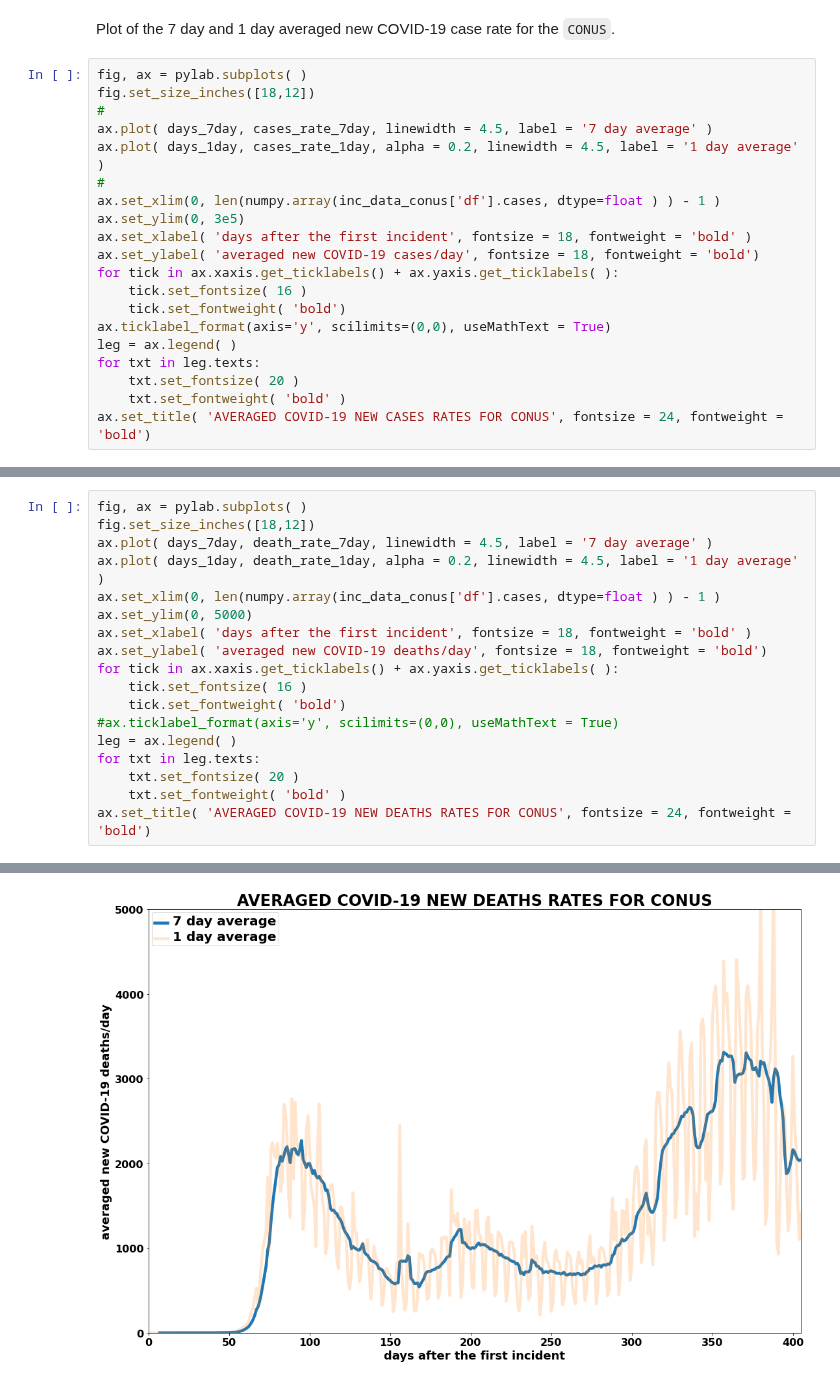
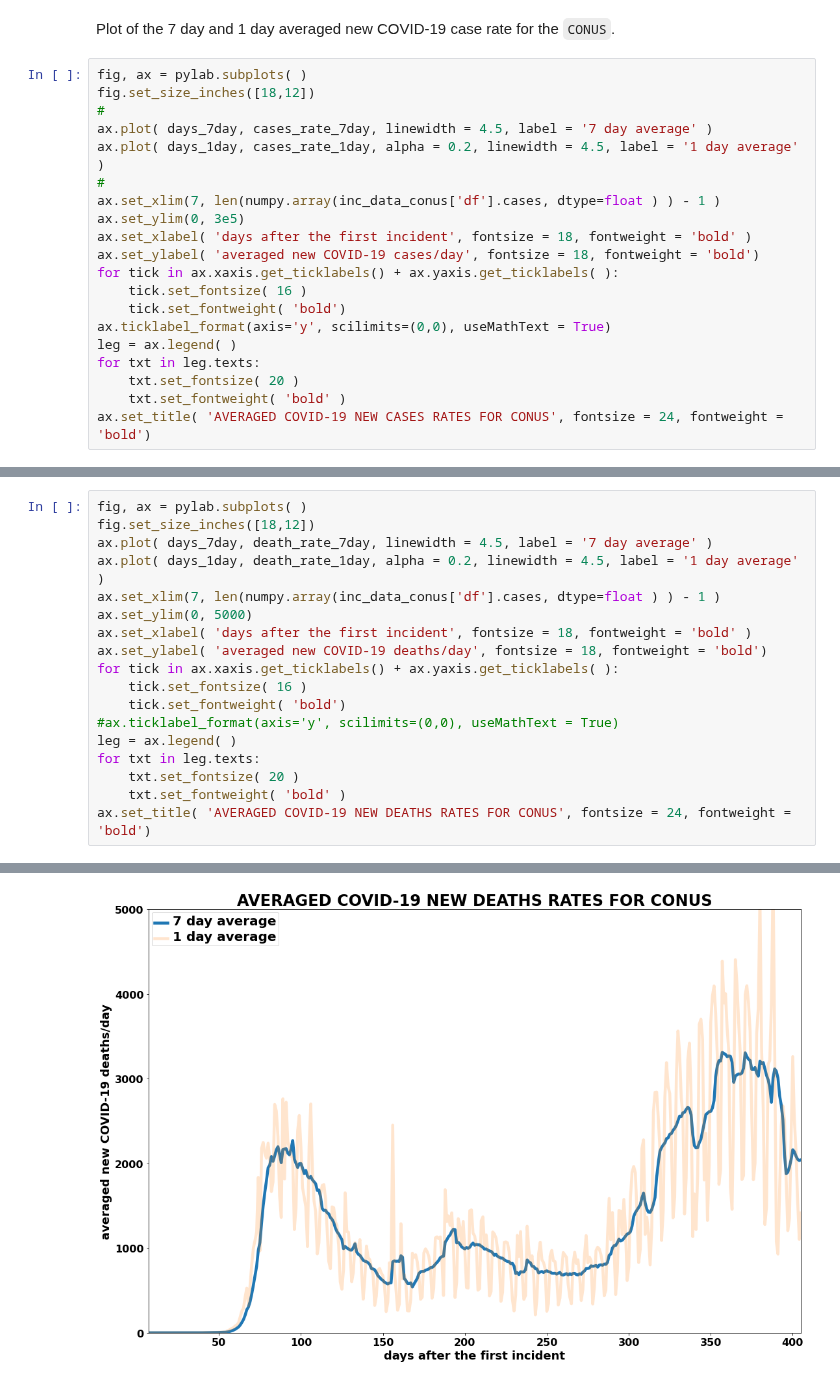
Before and after one commit to tanimislam/covid19_stats, a Jupyter notebook: testing/visualize MSA.ipynb, the cells around one changed output, grey strips where cells are left out. Cells and saved outputs as stored; diff of their text form.

```diff
--- a/testing/visualize MSA.ipynb
+++ b/testing/visualize MSA.ipynb
@@ -56,7 +56,7 @@ fig.set_size_inches([18,12])
 ax.plot( days_7day, cases_rate_7day, linewidth = 4.5, label = '7 day average' )
 ax.plot( days_1day, cases_rate_1day, alpha = 0.2, linewidth = 4.5, label = '1 day average' )
 #
-ax.set_xlim(0, len(numpy.array(inc_data_conus['df'].cases, dtype=float ) ) - 1 )
+ax.set_xlim(7, len(numpy.array(inc_data_conus['df'].cases, dtype=float ) ) - 1 )
 ax.set_ylim(0, 3e5)
 ax.set_xlabel( 'days after the first incident', fontsize = 18, fontweight = 'bold' )
 ax.set_ylabel( 'averaged new COVID-19 cases/day', fontsize = 18, fontweight = 'bold')
@@ -75,21 +75,21 @@ Text(0.5, 1.0, 'AVERAGED COVID-19 NEW CASES RATES FOR CONUS')
 # %%
 fig, ax = pylab.subplots( )
 fig.set_size_inches([18,12])
 ax.plot( days_7day, death_rate_7day, linewidth = 4.5, label = '7 day average' )
 ax.plot( days_1day, death_rate_1day, alpha = 0.2, linewidth = 4.5, label = '1 day average' )
-ax.set_xlim(0, len(numpy.array(inc_data_conus['df'].cases, dtype=float ) ) - 1 )
+ax.set_xlim(7, len(numpy.array(inc_data_conus['df'].cases, dtype=float ) ) - 1 )
 ax.set_ylim(0, 5000)
 ax.set_xlabel( 'days after the first incident', fontsize = 18, fontweight = 'bold' )
 ax.set_ylabel( 'averaged new COVID-19 deaths/day', fontsize = 18, fontweight = 'bold')
 for tick in ax.xaxis.get_ticklabels() + ax.yaxis.get_ticklabels( ):
     tick.set_fontsize( 16 )
     tick.set_fontweight( 'bold')
 #ax.ticklabel_format(axis='y', scilimits=(0,0), useMathText = True)
 leg = ax.legend( )
 for txt in leg.texts:
     txt.set_fontsize( 20 )
     txt.set_fontweight( 'bold' )
 ax.set_title( 'AVERAGED COVID-19 NEW DEATHS RATES FOR CONUS', fontsize = 24, fontweight = 'bold')
 # %% [output]
 Text(0.5, 1.0, 'AVERAGED COVID-19 NEW DEATHS RATES FOR CONUS')
-[figure, old version]
+[figure, new version]
```
Also changed, not shown: parts of 10 cells of this notebook, 3 other files.
